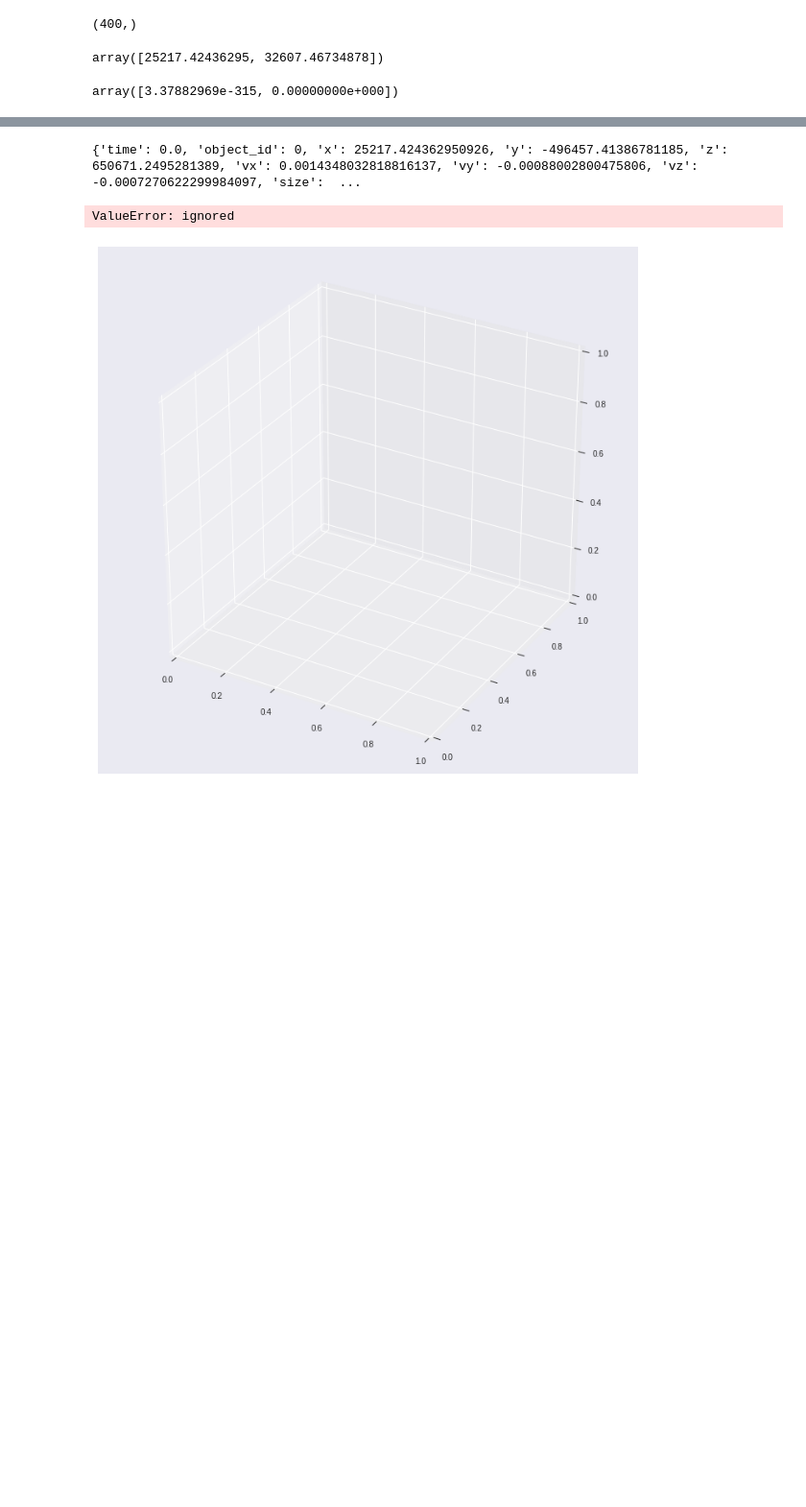
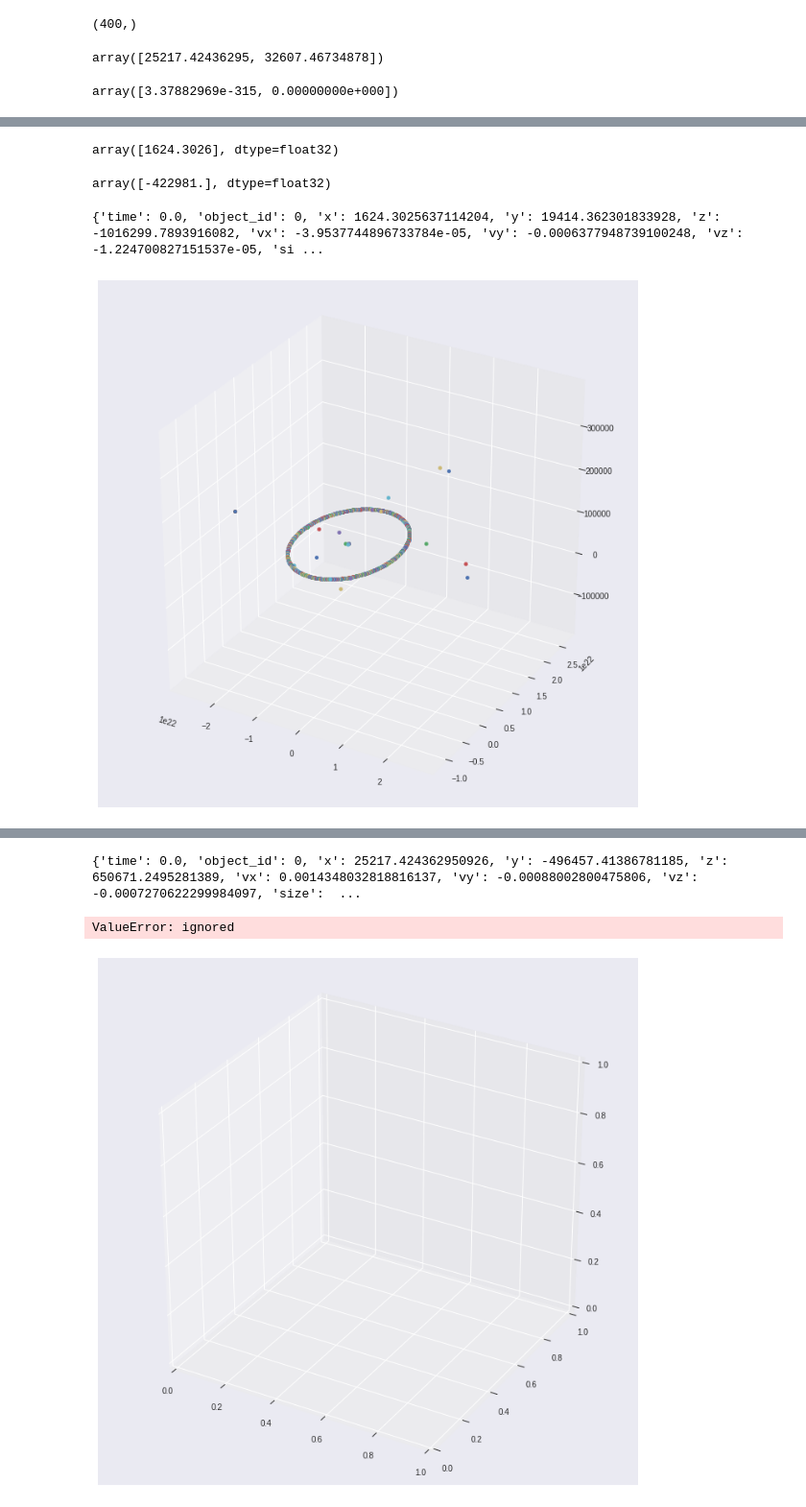
Before and after one commit to kharitonov-ivan/space_junk_simulator, a Jupyter notebook: 1 - Debug processing.ipynb, the cells around one changed output, grey strips where cells are left out. Shown: that part at 96% size. Saved outputs shown, nothing was run; the diff lists cells and outputs as text; code cells hidden in the pictures; blank space fills up the shorter version.

```diff
--- a/1 - Debug processing.ipynb
+++ b/1 - Debug processing.ipynb
@@ -1124,0 +1306,12 @@ array([3.37882969e-315, 0.00000000e+000])
+# %%
+x1 = np.zeros_like(x0).astype(np.float32)
+y1 = np.zeros_like(y0).astype(np.float32)
+z1 = np.zeros_like(z0).astype(np.float32)
+
+vx1 = np.zeros_like(vx0).astype(np.float32)
+vy1 = np.zeros_like(vy0).astype(np.float32)
+vz1 = np.zeros_like(vz0).astype(np.float32)
+# %%
+block_size = N if N < 32  else 32
+block_dim = (block_size, 1, 1)
+grid_dim = (N//block_size,1)
@@ -1124,0 +1326,55 @@ array([3.37882969e-315, 0.00000000e+000])
+# %%
+x0
+# %% [output]
+array([1624.3026], dtype=float32)
+# %%
+x1
+# %% [output]
+array([-422981.], dtype=float32)
+# %%
+import numpy as np
+from mpl_toolkits.mplot3d import Axes3D
+import matplotlib.pyplot as plt
+from IPython.display import clear_output
+
+%matplotlib inline
+
+from tqdm import trange
+simulation_steps = 1000
+time_step = np.float32(10000)  # s
+simulation_history = []
+
+plt.figure(figsize=(12,12))
+ax = plt.axes(projection='3d')
+
+for space_object in space_objects[:1]:
+    print(space_object)
+    time0 = space_object['time']
+    x0, y0, z0, vx0, vy0, vz0 = [space_object[var] \
+                                 for var in ('x', 'y', 'z', 'vx', 'vy', 'vz')]
+    # vx0, vy0, vz0 = 0,0,0
+    objects_steps = []
+    for simulation_step in trange(simulation_steps):
+        rk4(drv.In(x0), drv.In(y0), drv.In(z0),
+            drv.In(vx0), drv.In(vy0), drv.In(vz0),
+            drv.Out(x1), drv.Out(y1), drv.Out(z1),
+            drv.Out(vx1), drv.Out(vy1), drv.Out(vz1), drv.In(time_step),
+            block = block_dim, grid = grid_dim)
+
+        object_step = dict()
+
+        object_step['x'] = x1
+        object_step['y'] = y1
+        object_step['z'] = z1
+        object_step['vx'] = vx1
+        object_step['vy'] = vy1
+        object_step['vz'] = vz1
+        objects_steps.append(object_step)
+
+        x0, y0, z0, vx0, vy0, vz0 =  x1, y1, z1, vx1, vy1, vz1
+        ax.scatter3D( x1, y1, z1)
+
+    simulation_history.append(objects_steps)
+# %% [output]
+{'time': 0.0, 'object_id': 0, 'x': 1624.3025637114204, 'y': 19414.362301833928, 'z': -1016299.7893916082, 'vx': -3.9537744896733784e-05, 'vy': -0.0006377948739100248, 'vz': -1.224700827151537e-05, 'si ...
+[figure, added]
```
Also changed, not shown: parts of 14 cells of this notebook.
